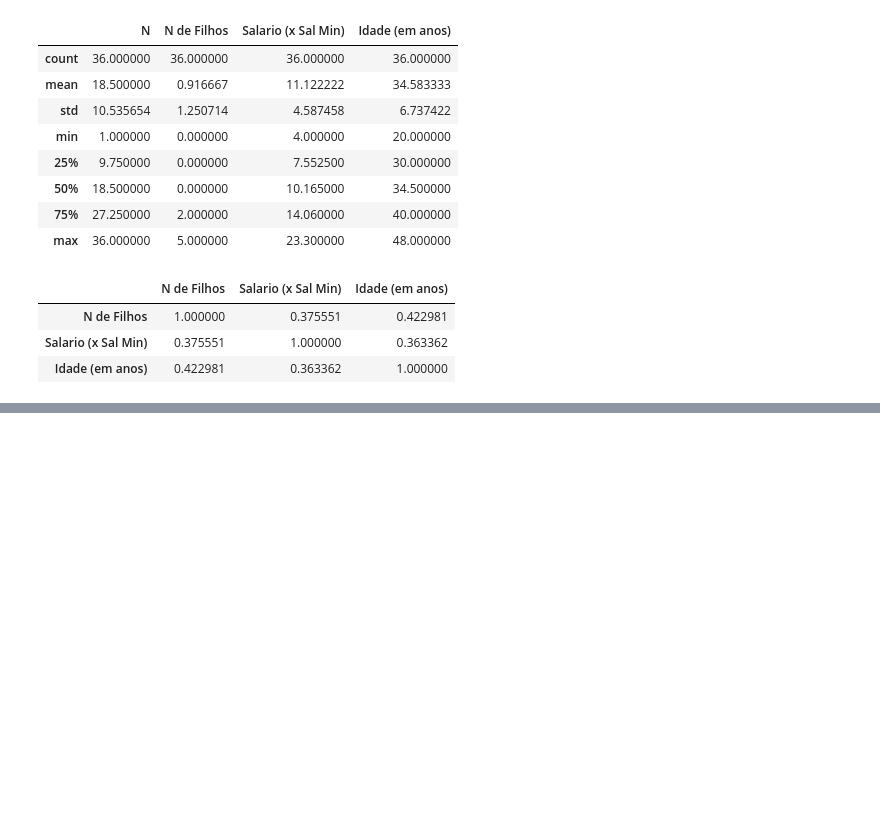
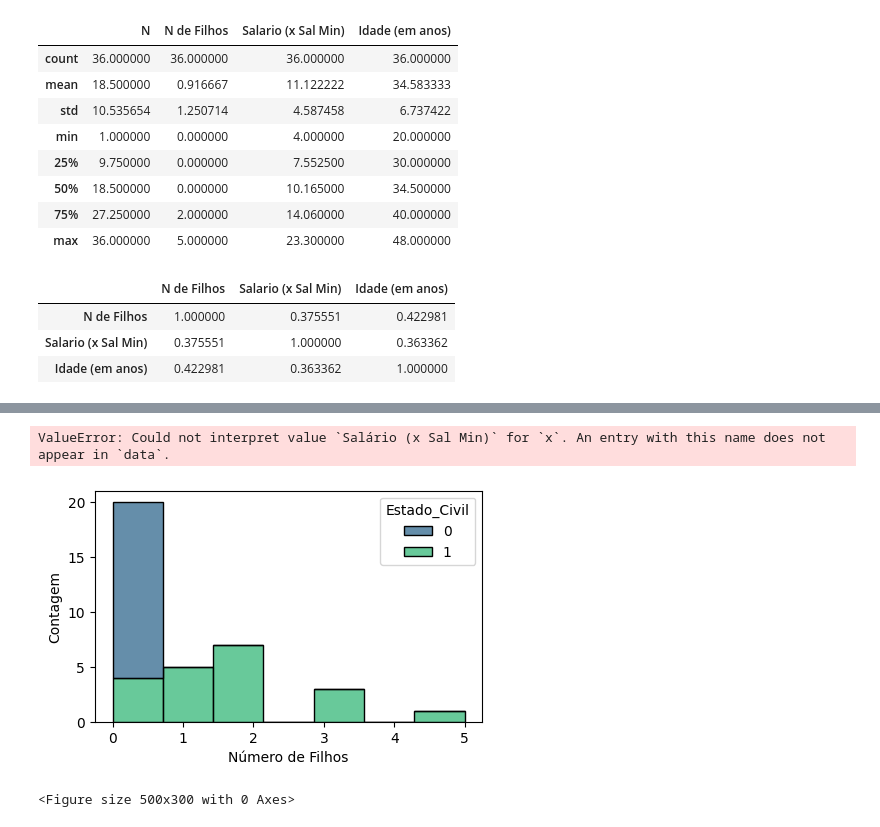
Before and after one commit to gaab-braga/ModelingExercise, a Jupyter notebook: Aula Prática 03-- Gabriel Braga.ipynb, the cells around one changed output, grey strips where cells are left out. Drawn from its saved outputs; the diff is of its cells as text; code cells hidden in the pictures; blank space fills up the shorter version.

```diff
--- a/Aula Prática 03-- Gabriel Braga.ipynb
+++ b/Aula Prática 03-- Gabriel Braga.ipynb
@@ -152,0 +206,26 @@ display(r_squared_table)
+# %%
+# Fazendo as análises por histogramas das variáveis que aprenstam as melhores correlações:
+# 1- Número de filhos com estado civil
+# 2- Salário com Grau de instrução
+
+# histograma do número de filhos por estado civil
+plt.figure(figsize=(5, 3))
+sb.histplot(data=tabela_clean_dummies, x='N_de_Filhos', hue='Estado_Civil', palette='viridis', multiple='stack')
+plt.xlabel('Número de Filhos')
+plt.ylabel('Contagem')
+
+# histograma do salário por grau de instrução
+plt.figure(figsize=(5, 3))
+sb.histplot(data=tabela_clean , x='Salário (x Sal Min)', hue='Grau de Instrução', palette='viridis', multiple='stack')
+plt.xlabel('Salário (x Sal Min)')
+plt.ylabel('Contagem')
+
+# Ajustar layout
+plt.tight_layout()
+
+# Mostrar os gráficos
+plt.show()
+# %% [output]
+ValueError: Could not interpret value `Salário (x Sal Min)` for `x`. An entry with this name does not appear in `data`.
+[figure, added]
+<Figure size 500x300 with 0 Axes>
```
Also changed, not shown: parts of 9 cells of this notebook, 5 other files.
